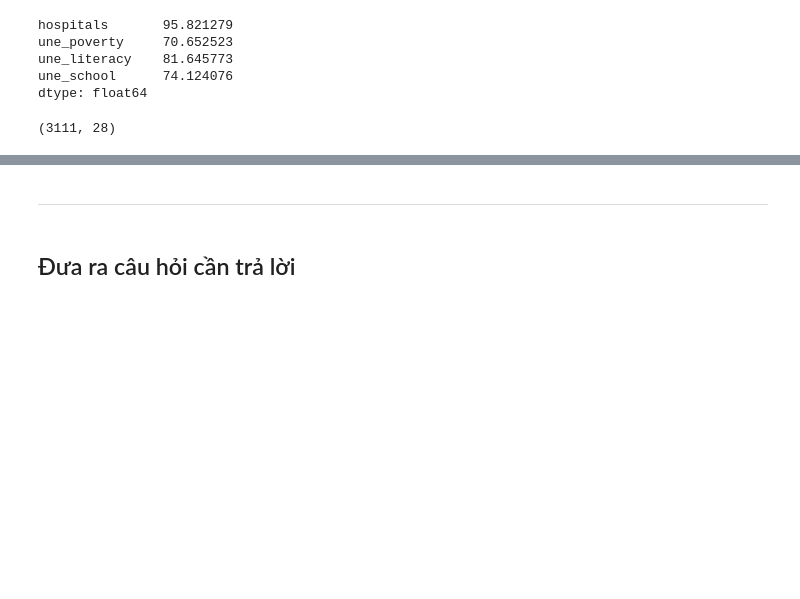
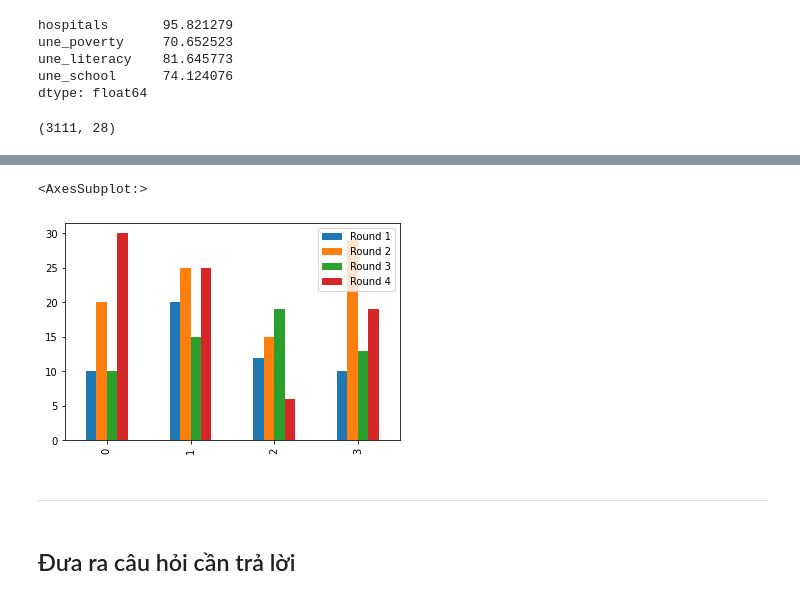
Before and after one commit to tronglocbrvt/FinalProject-P4DS, a Jupyter notebook: 18120197_19120068.ipynb, the cells around one changed output, grey strips where cells are left out. Saved outputs shown, nothing was run; the diff lists cells and outputs as text; code cells hidden in the pictures; blank space fills up the shorter version.

Commit message:
Complete data exploration and preprocess version 2

```diff
--- a/18120197_19120068.ipynb
+++ b/18120197_19120068.ipynb
@@ -242,0 +417,5 @@ Sau khi tiền xử lý xóa 4 cột, bộ dữ liệu còn 3111 dòng và 28 c
+# %%
+df = pd.DataFrame([['A', 10, 20, 10, 30], ['B', 20, 25, 15, 25], ['C', 12, 15, 19, 6],
+                   ['D', 10, 29, 13, 19]],
+                  columns=['Team', 'Round 1', 'Round 2', 'Round 3', 'Round 4'])
+df
@@ -243,3 +428,8 @@ Sau khi tiền xử lý xóa 4 cột, bộ dữ liệu còn 3111 dòng và 28 c
+# %%
+df.plot.bar()
+# %% [output]
+<AxesSubplot:>
+[figure, added]
 # %% [markdown]
 ---
 # %% [markdown]
```
Also changed, not shown: parts of 30 cells of this notebook, 2 other files.
